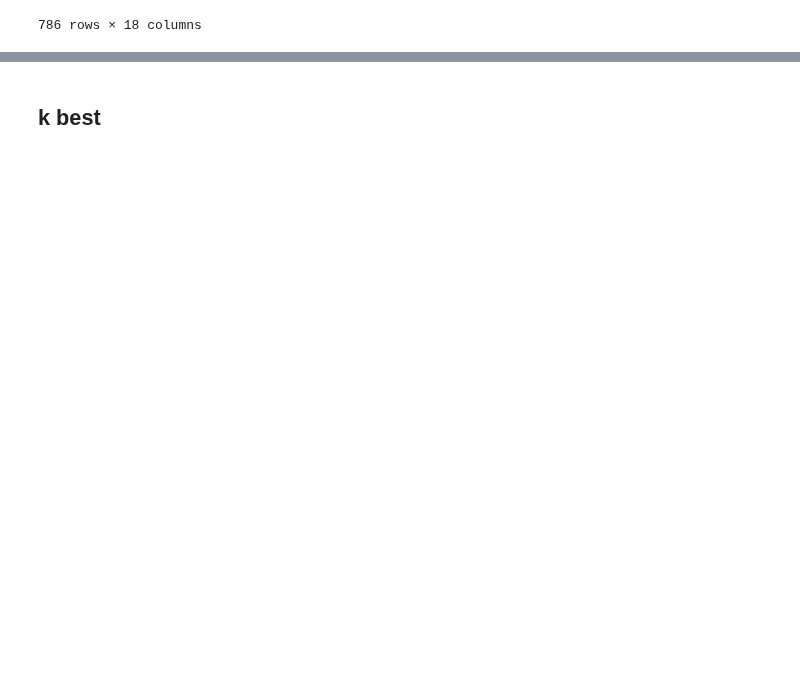
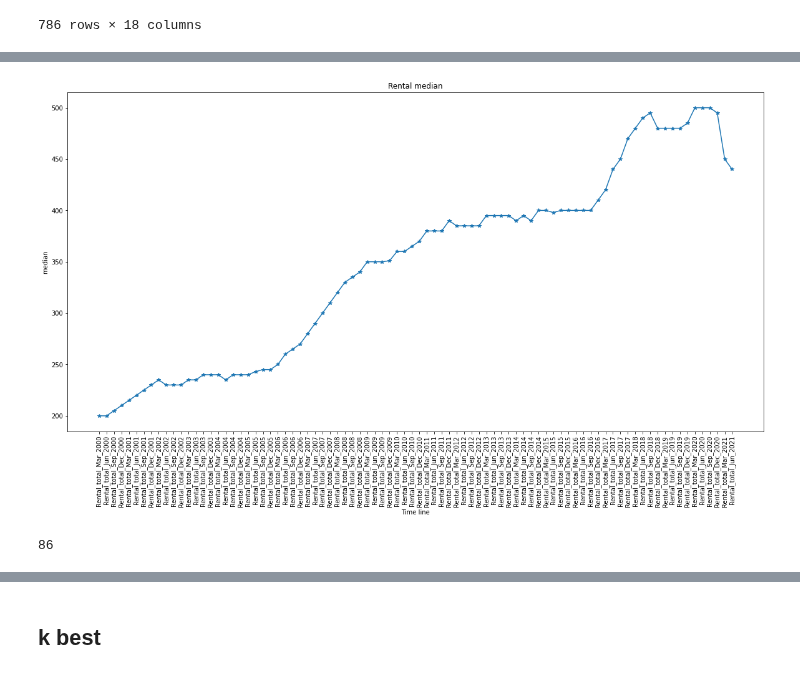
Before and after one commit to MAST30034-Applied-Data-Science/generic-real-estate-consulting-project-group-1-iron-data-man, a Jupyter notebook: notebooks/Modelling.ipynb, the cells around one changed output, grey strips where cells are left out. Cells and saved outputs as stored; diff of their text form; code cells hidden in the pictures; blank space fills up the shorter version.

Commit message:
predict rental median

```diff
--- a/notebooks/Modelling.ipynb
+++ b/notebooks/Modelling.ipynb
@@ -1050,0 +1053,2 @@ predict_median_price.to_csv('../data/curated/predict_house_price_median.csv')
+# %%
+rental_median_data = pd.read_csv('../data/curated/rental_median.csv')
@@ -1050,0 +1071,7 @@ predict_median_price.to_csv('../data/curated/predict_house_price_median.csv')
+# %%
+column_names = []
+for i in rental_median_data.columns:
+    if 'total' in i and 'b' not in i:
+        column_names.append(i)
+
+column_names
@@ -1050,0 +1096,3 @@ predict_median_price.to_csv('../data/curated/predict_house_price_median.csv')
+# %%
+rental_data = rental_median_data[column_names]
+rental_data
@@ -1050,0 +1113,28 @@ predict_median_price.to_csv('../data/curated/predict_house_price_median.csv')
+# %%
+plt.figure(figsize=(20,10))
+plt.plot(column_names, rental_data.loc[0].astype('int'), marker='*')
+plt.title('Rental median')
+plt.ylabel('median')
+plt.xlabel('Time line')
+plt.xticks(rotation=90)
+plt.show()
+# %% [output]
+[figure, added]
+# %%
+# train_year = []
+# for i in rental_data.columns:
+#     train_year.append(int(i[-2:]))
+# train_year
+
+
+train_year = []
+for year in range(22):
+    for month in range(3,15,3):
+        if month == 9 and year == 21:
+                break
+        months = year * 12 + month
+        train_year.append(months)
+            # print(year,'-',month)
+len(train_year)
+# %% [output]
+86
```
Also changed, not shown: parts of 14 cells of this notebook.
